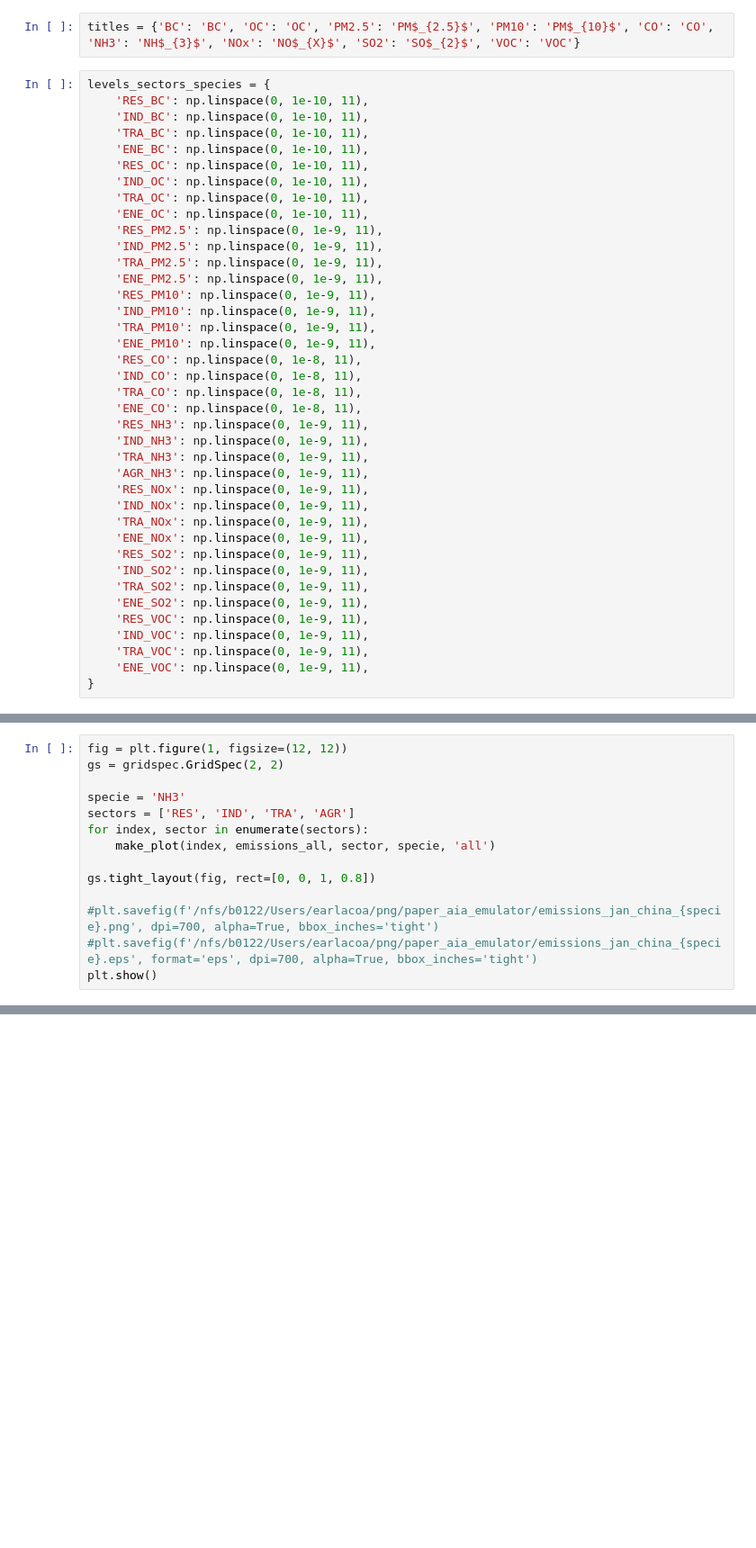
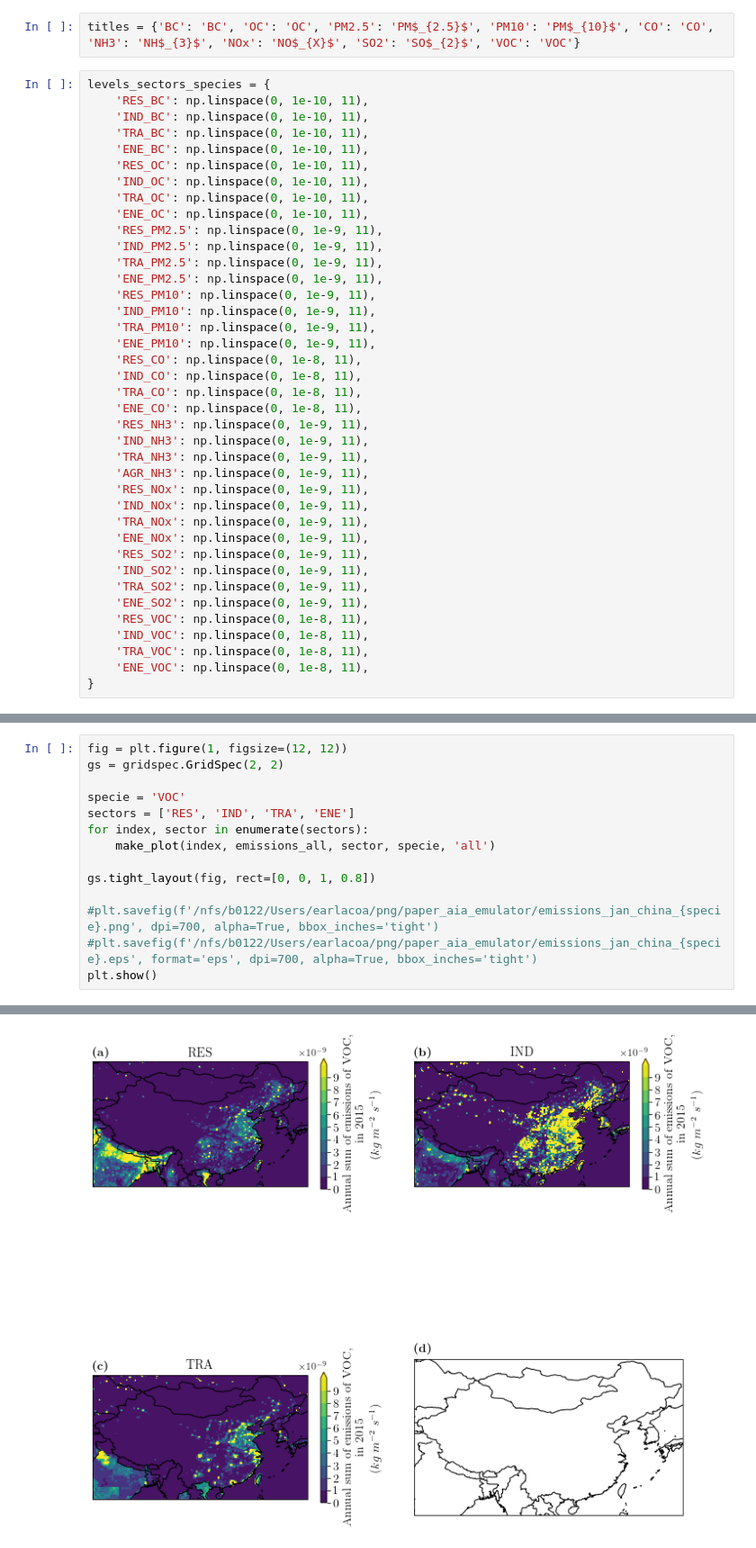
Before and after one commit to lukeconibear/emulator_annual, a Jupyter notebook: emissions_plot.ipynb, the cells around one changed output, grey strips where cells are left out. Shown: that part at 90% size. Cells and saved outputs as stored; diff of their text form; blank space fills up the shorter version.

```diff
--- a/emissions_plot.ipynb
+++ b/emissions_plot.ipynb
@@ -112,10 +112,10 @@ levels_sectors_species = {
     'IND_SO2': np.linspace(0, 1e-9, 11),
     'TRA_SO2': np.linspace(0, 1e-9, 11),
     'ENE_SO2': np.linspace(0, 1e-9, 11),
-    'RES_VOC': np.linspace(0, 1e-9, 11),
-    'IND_VOC': np.linspace(0, 1e-9, 11),
-    'TRA_VOC': np.linspace(0, 1e-9, 11),
-    'ENE_VOC': np.linspace(0, 1e-9, 11),
+    'RES_VOC': np.linspace(0, 1e-8, 11),
+    'IND_VOC': np.linspace(0, 1e-8, 11),
+    'TRA_VOC': np.linspace(0, 1e-8, 11),
+    'ENE_VOC': np.linspace(0, 1e-8, 11),
 }
 # %%
 def make_plot(index, emissions, sector, specie, region):
@@ -166,8 +166,8 @@ def make_plot(index, emissions, sector, specie, region):
 fig = plt.figure(1, figsize=(12, 12))
 gs = gridspec.GridSpec(2, 2)
 
-specie = 'NH3'
-sectors = ['RES', 'IND', 'TRA', 'AGR']
+specie = 'VOC'
+sectors = ['RES', 'IND', 'TRA', 'ENE']
 for index, sector in enumerate(sectors):
     make_plot(index, emissions_all, sector, specie, 'all')
 
@@ -176,3 +176,4 @@ gs.tight_layout(fig, rect=[0, 0, 1, 0.8])
 #plt.savefig(f'/nfs/b0122/Users/earlacoa/png/paper_aia_emulator/emissions_jan_china_{specie}.png', dpi=700, alpha=True, bbox_inches='tight')
 #plt.savefig(f'/nfs/b0122/Users/earlacoa/png/paper_aia_emulator/emissions_jan_china_{specie}.eps', format='eps', dpi=700, alpha=True, bbox_inches='tight')
 plt.show()
+# %% [output]
@@ -179,3 +181,4 @@ plt.show()
+[figure, added]
 # %%
 region = 'all'
 
```
Also changed, not shown: parts of 2 cells of this notebook, 5 other files.
